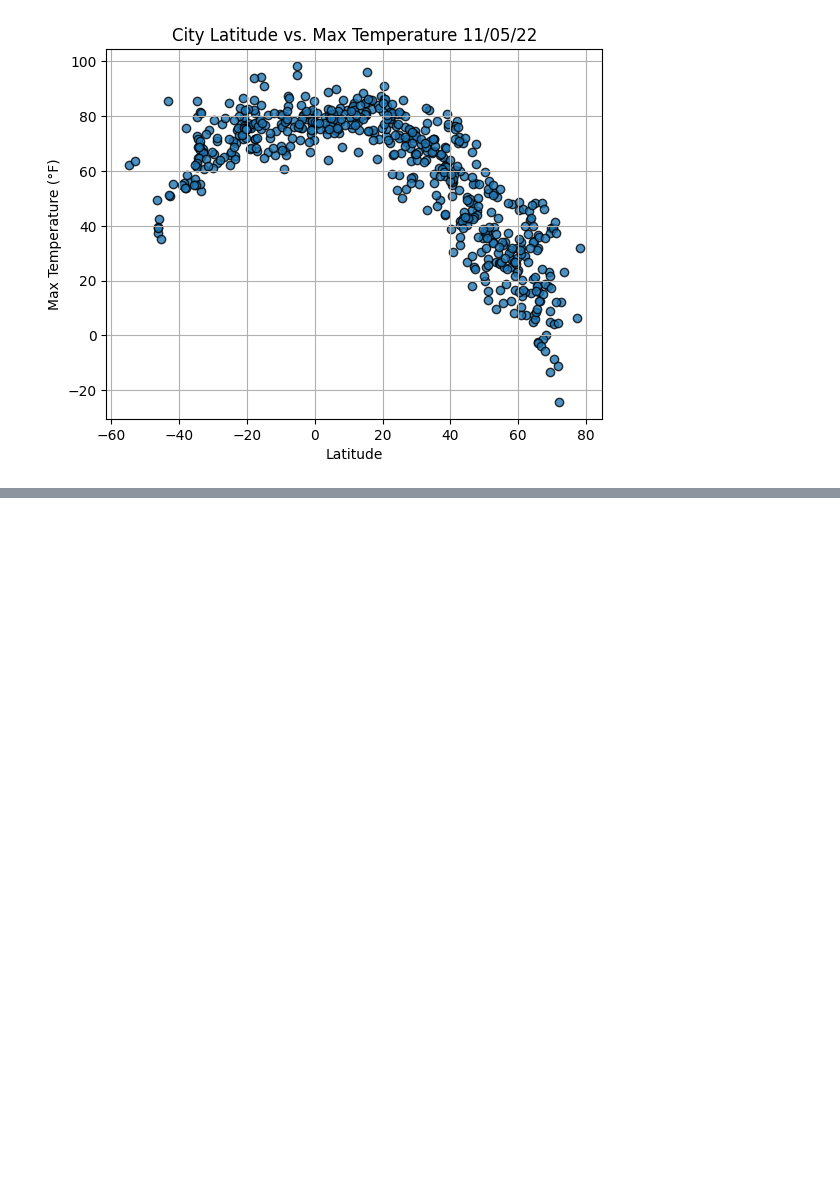
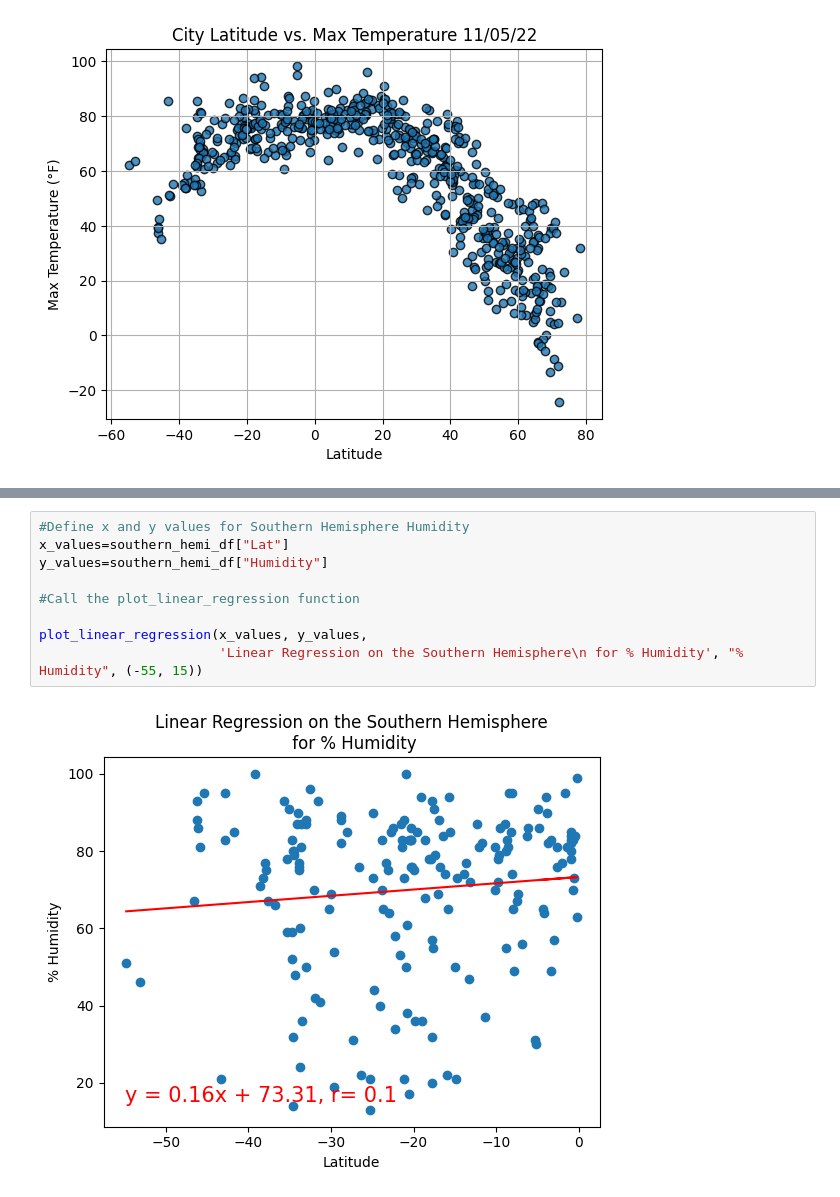
Before and after one commit to jakatz87/World_Weather_Analysis, a Jupyter notebook: WeatherPy.ipynb, the cells around one changed output, grey strips where cells are left out. Drawn from its saved outputs; the diff is of its cells as text; blank space fills up the shorter version.

```diff
--- a/WeatherPy.ipynb
+++ b/WeatherPy.ipynb
@@ -194,0 +275,11 @@ plt.show()
+# %%
+#Define x and y values for Southern Hemisphere Humidity
+x_values=southern_hemi_df["Lat"]
+y_values=southern_hemi_df["Humidity"]
+
+#Call the plot_linear_regression function
+
+plot_linear_regression(x_values, y_values,
+                       'Linear Regression on the Southern Hemisphere\n for % Humidity', "% Humidity", (-55, 15))
+# %% [output]
+[figure, added]
```
Also changed, not shown: parts of 19 cells of this notebook.
